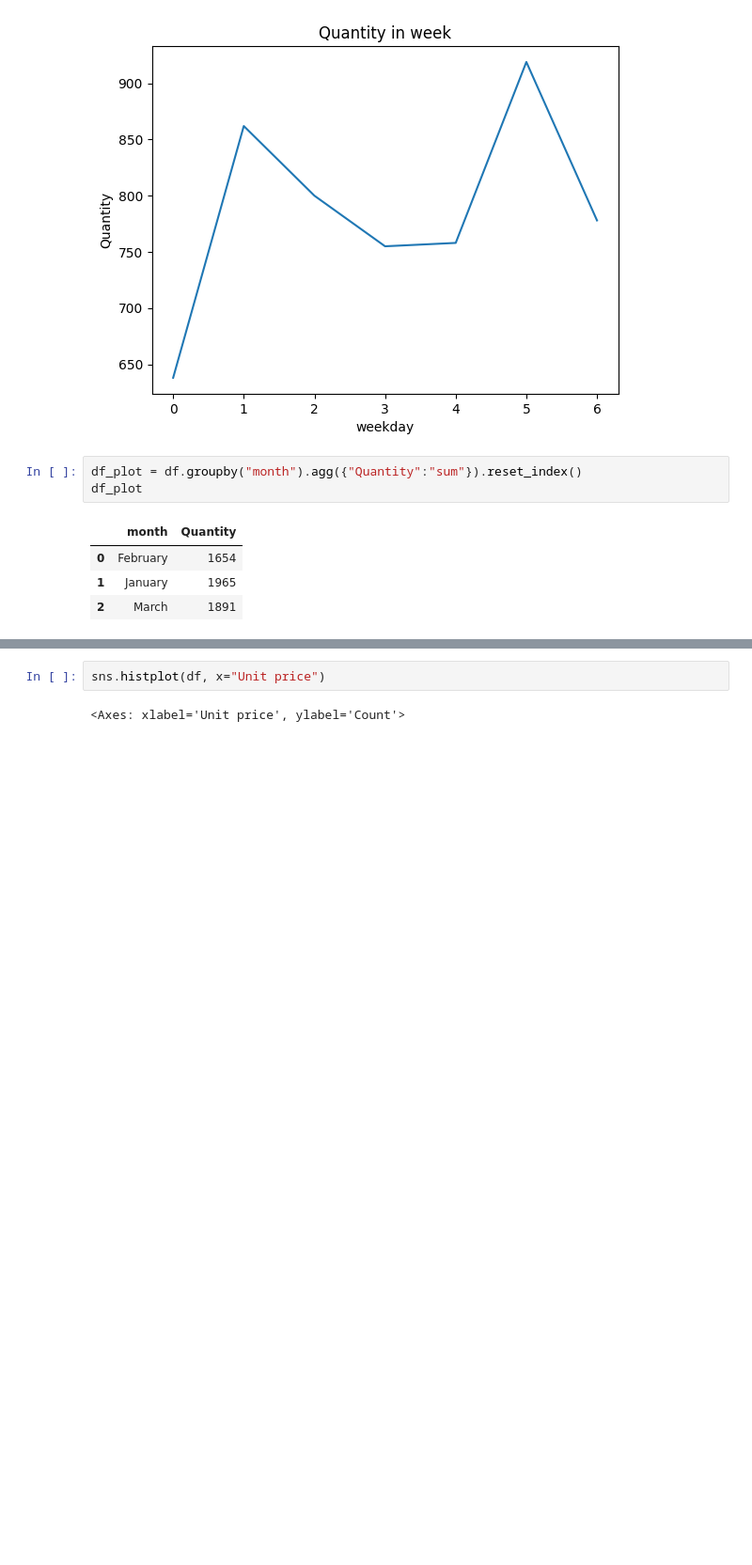
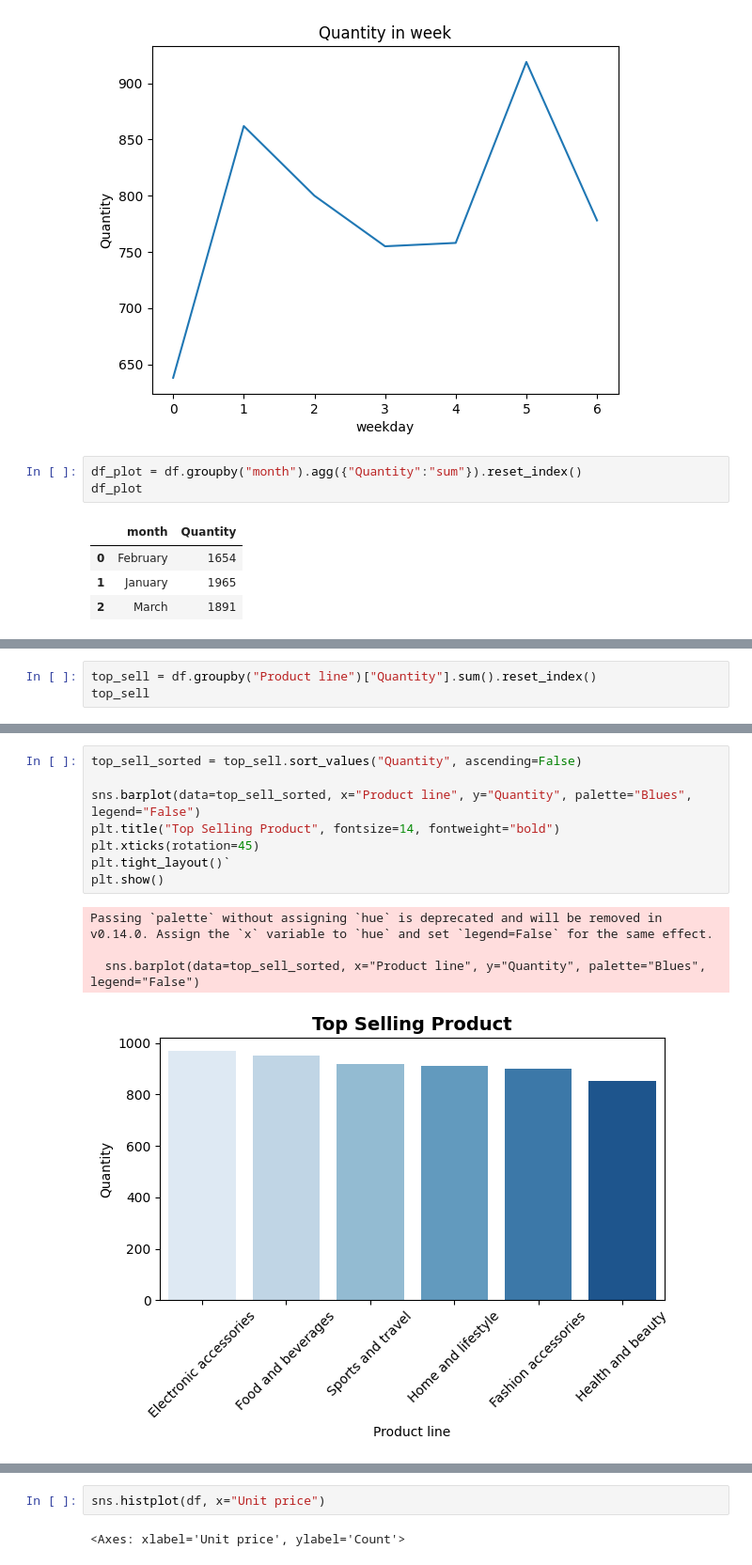
Before and after one commit to candragnawn/sales-analyst-supermarket, a Jupyter notebook: sales_analyst_supermarket.ipynb, the cells around one changed output, grey strips where cells are left out. Shown: that part at 94% size. Saved outputs shown, nothing was run; the diff lists cells and outputs as text; blank space fills up the shorter version.

```diff
--- a/sales_analyst_supermarket.ipynb
+++ b/sales_analyst_supermarket.ipynb
@@ -258,0 +284,3 @@ df.head()
+# %%
+top_sell = df.groupby("Product line")["Quantity"].sum().reset_index()
+top_sell
@@ -258,0 +295,13 @@ df.head()
+# %%
+top_sell_sorted = top_sell.sort_values("Quantity", ascending=False)
+
+sns.barplot(data=top_sell_sorted, x="Product line", y="Quantity", palette="Blues", legend="False")
+plt.title("Top Selling Product", fontsize=14, fontweight="bold")
+plt.xticks(rotation=45)
+plt.tight_layout()`
+plt.show()
+# %% [output]
+Passing `palette` without assigning `hue` is deprecated and will be removed in v0.14.0. Assign the `x` variable to `hue` and set `legend=False` for the same effect.
+
+  sns.barplot(data=top_sell_sorted, x="Product line", y="Quantity", palette="Blues", legend="False")
+[figure, added]
```
Also changed, not shown: parts of 18 cells of this notebook.
